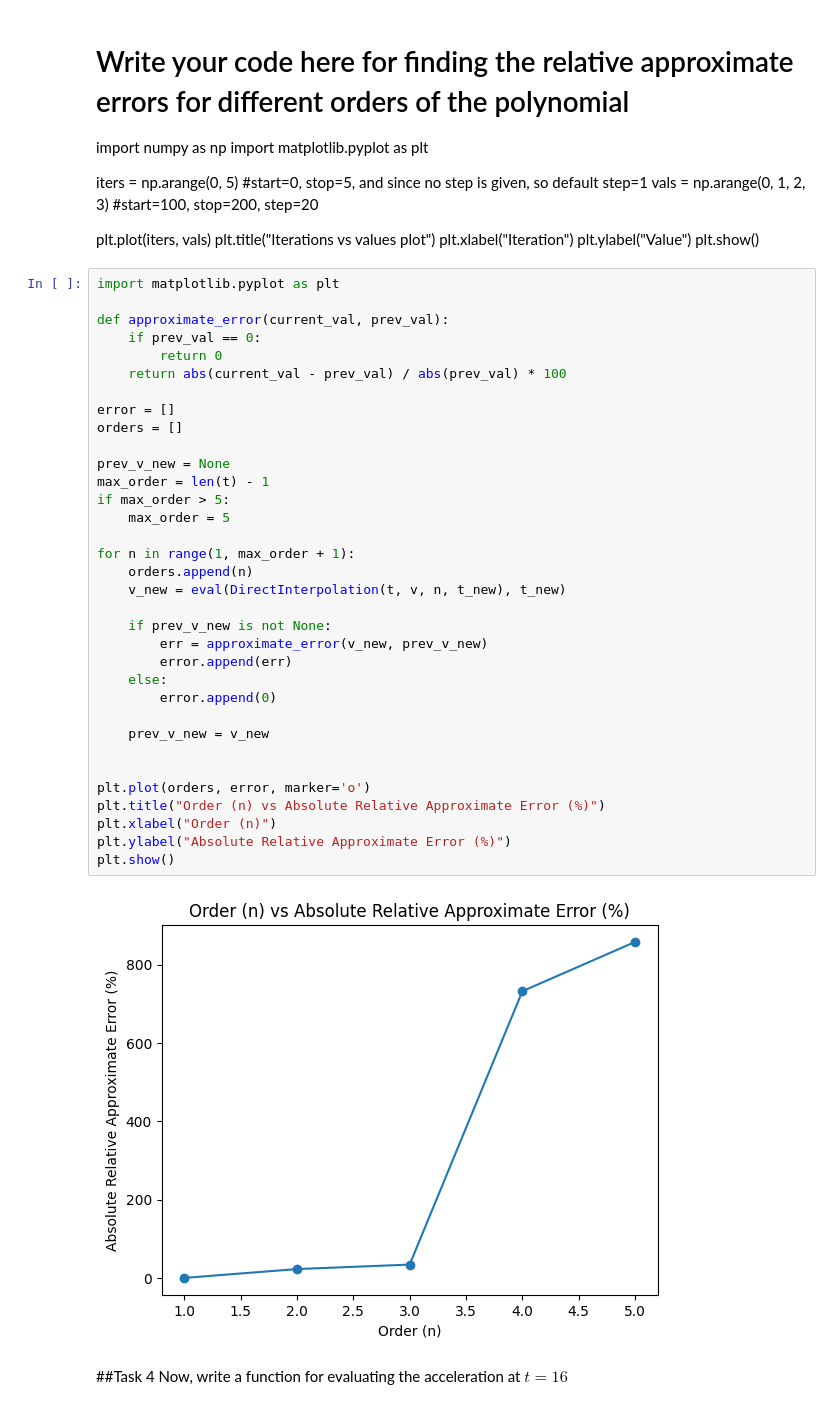
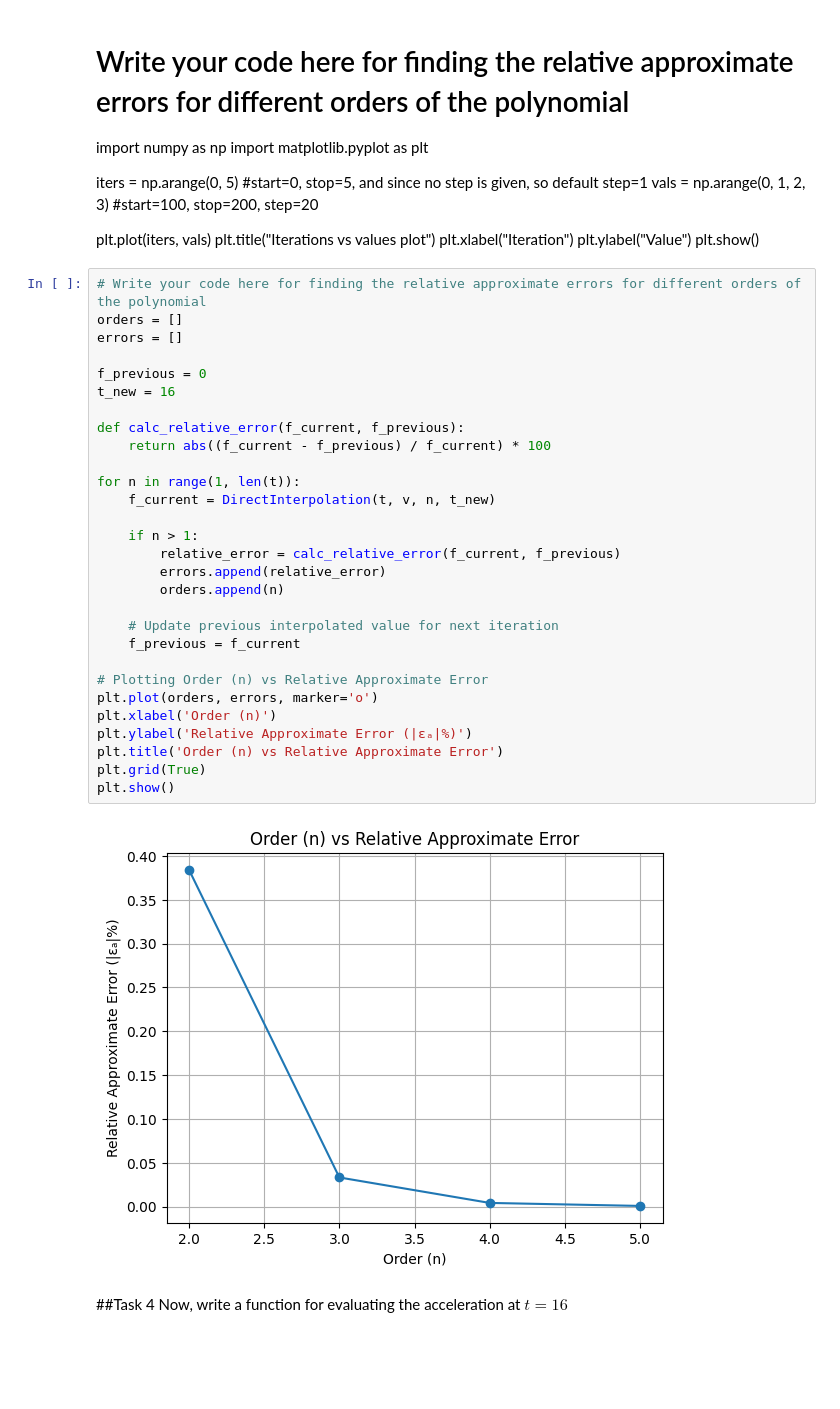
Before and after one commit to nabilanewaz/NM, a Jupyter notebook: Direct_Method_Of_Interpolation.ipynb, the cells around one changed output. Drawn from its saved outputs; the diff is of its cells as text; blank space fills up the shorter version.

```diff
--- a/Direct_Method_Of_Interpolation.ipynb
+++ b/Direct_Method_Of_Interpolation.ipynb
@@ -155,42 +149,37 @@ plt.title("Iterations vs values plot")
 plt.xlabel("Iteration")
 plt.ylabel("Value")
 plt.show()
-# %%
-import matplotlib.pyplot as plt
-
-def approximate_error(current_val, prev_val):
-    if prev_val == 0:
-        return 0
-    return abs(current_val - prev_val) / abs(prev_val) * 100
-
-error = []
-orders = []
-
-prev_v_new = None
-max_order = len(t) - 1
-if max_order > 5:
-    max_order = 5
-
-for n in range(1, max_order + 1):
-    orders.append(n)
-    v_new = eval(DirectInterpolation(t, v, n, t_new), t_new)
-
-    if prev_v_new is not None:
-        err = approximate_error(v_new, prev_v_new)
-        error.append(err)
-    else:
-        error.append(0)
-
-    prev_v_new = v_new
-
-
-plt.plot(orders, error, marker='o')
-plt.title("Order (n) vs Absolute Relative Approximate Error (%)")
-plt.xlabel("Order (n)")
-plt.ylabel("Absolute Relative Approximate Error (%)")
-plt.show()
-# %% [output]
-[figure, removed]
+# %%
+# Write your code here for finding the relative approximate errors for different orders of the polynomial
+orders = []
+errors = []
+
+f_previous = 0
+t_new = 16
+
+def calc_relative_error(f_current, f_previous):
+    return abs((f_current - f_previous) / f_current) * 100
+
+for n in range(1, len(t)):
+    f_current = DirectInterpolation(t, v, n, t_new)
+
+    if n > 1:
+        relative_error = calc_relative_error(f_current, f_previous)
+        errors.append(relative_error)
+        orders.append(n)
+
+    # Update previous interpolated value for next iteration
+    f_previous = f_current
+
+# Plotting Order (n) vs Relative Approximate Error
+plt.plot(orders, errors, marker='o')
+plt.xlabel('Order (n)')
+plt.ylabel('Relative Approximate Error (|εₐ|%)')
+plt.title('Order (n) vs Relative Approximate Error')
+plt.grid(True)
+plt.show()
+# %% [output]
+[figure, added]
 # %% [markdown]
 ##Task 4
 Now, write a function for evaluating the acceleration at $t = 16$
```
Also changed, not shown: parts of 7 cells of this notebook.
